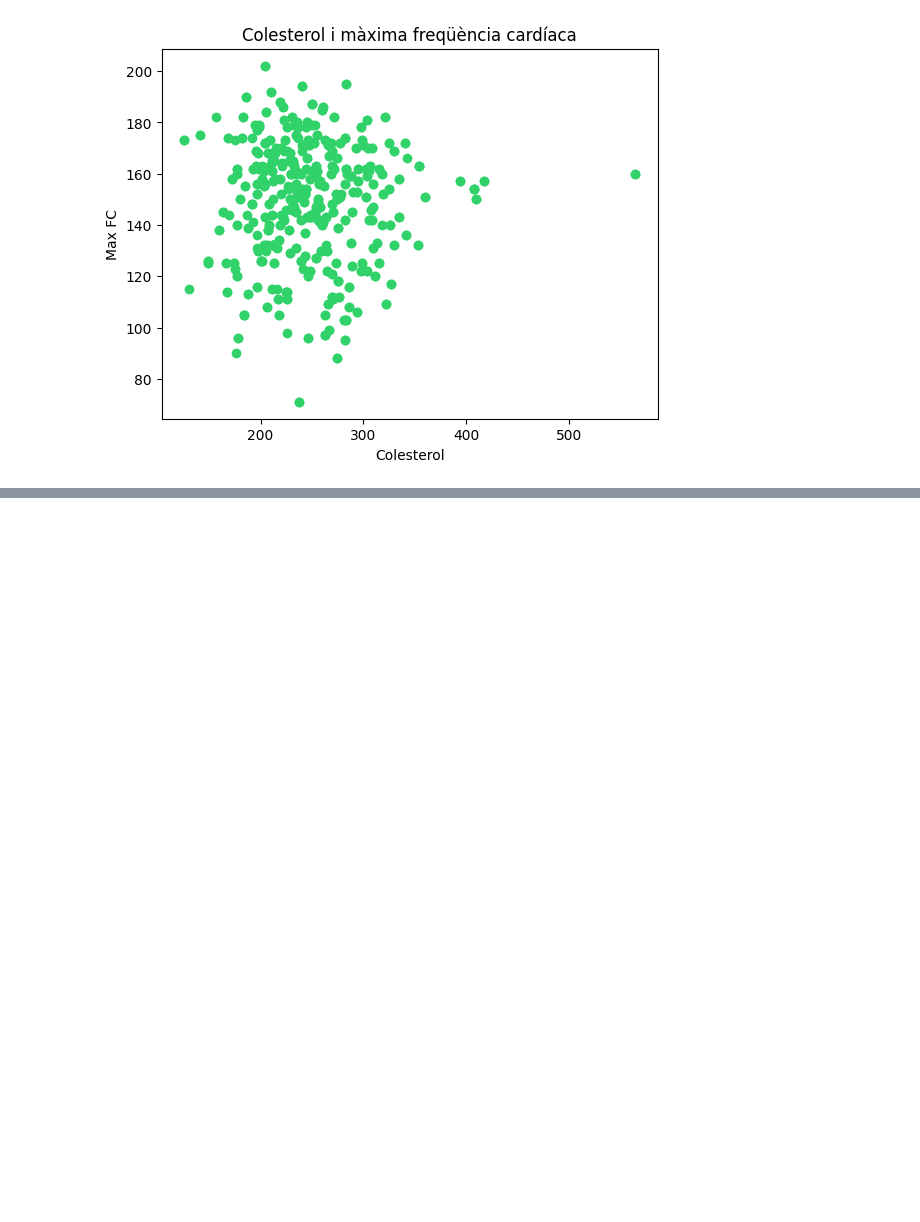
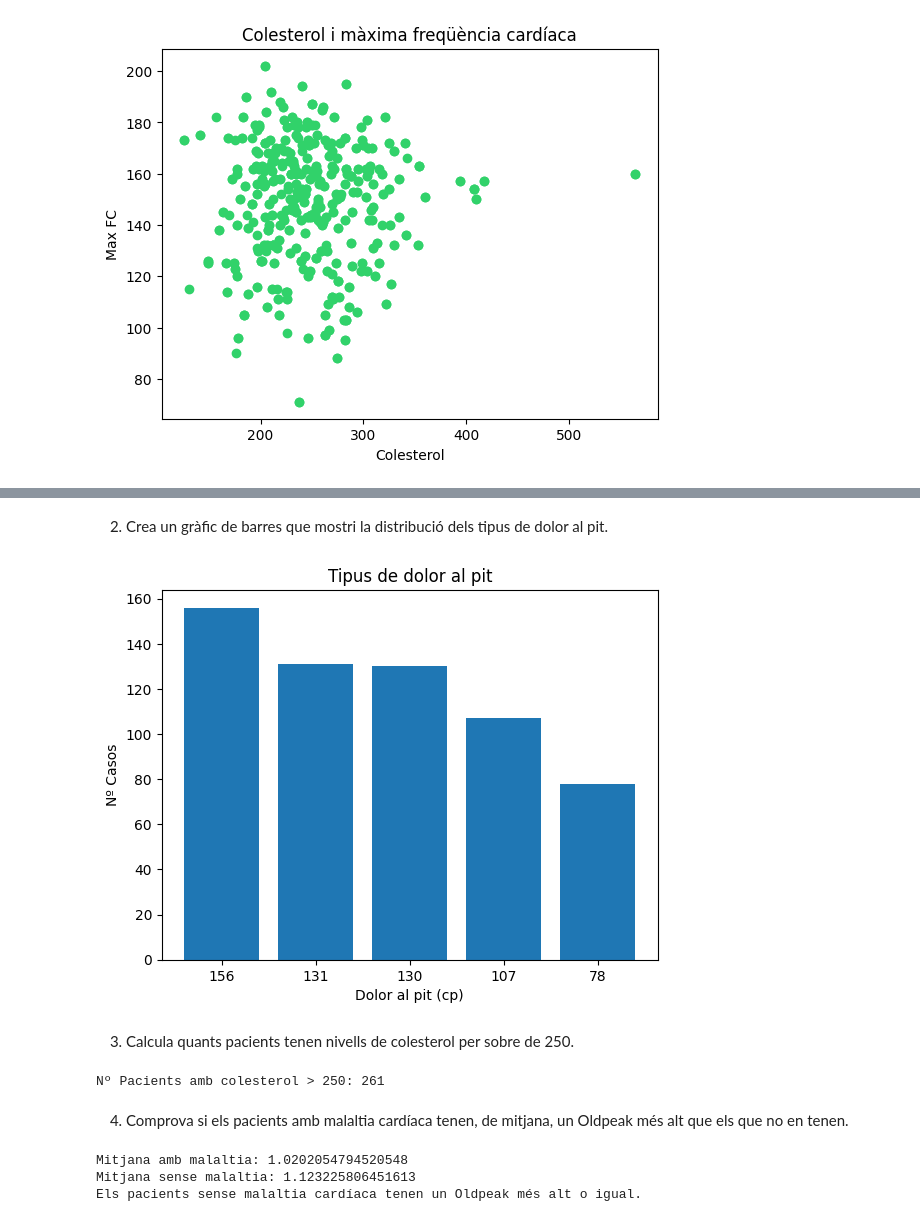
Before and after one commit to NilJou/Activitat_Python, a Jupyter notebook: Dataset/Dataset.ipynb, the cells around one changed output, grey strips where cells are left out. Saved outputs shown, nothing was run; the diff lists cells and outputs as text; code cells hidden in the pictures; blank space fills up the shorter version.

```diff
--- a/Dataset/Dataset.ipynb
+++ b/Dataset/Dataset.ipynb
@@ -97,0 +164,37 @@ plt.show()
+# %% [markdown]
+2. Crea un gràfic de barres que mostri la distribució dels tipus de dolor al pit.
+# %%
+distribucio = df['cp'].value_counts()
+
+plt.bar(df['cp'].value_counts().astype(str), distribucio.values)
+plt.xlabel('Dolor al pit (cp)')
+plt.ylabel('Nº Casos')
+plt.title('Tipus de dolor al pit')
+plt.show()
+# %% [output]
+[figure, added]
+# %% [markdown]
+3. Calcula quants pacients tenen nivells de colesterol per sobre de 250.
+# %%
+pacients_alts_colesterol = df[df['chol'] > 250].shape[0]
+
+print(f'Nº Pacients amb colesterol > 250: {pacients_alts_colesterol}')
+# %% [output]
+Nº Pacients amb colesterol > 250: 261
+# %% [markdown]
+4. Comprova si els pacients amb malaltia cardíaca tenen, de mitjana, un Oldpeak més alt que els que no en tenen.
+# %%
+sense = df[df['target'] == 0]['oldpeak'].mean()
+amb = df[df['target'] == 1]['oldpeak'].mean()
+
+print(f'Mitjana amb malaltia: {amb}')
+print(f'Mitjana sense malaltia: {sense}')
+
+if amb > sense:
+    print('Els pacients amb malaltia cardíaca tenen un Oldpeak més alt.')
+else:
+    print('Els pacients sense malaltia cardíaca tenen un Oldpeak més alt o igual.')
+# %% [output]
+Mitjana amb malaltia: 1.0202054794520548
+Mitjana sense malaltia: 1.123225806451613
+Els pacients sense malaltia cardíaca tenen un Oldpeak més alt o igual.
```
Also changed, not shown: parts of 11 cells of this notebook.
